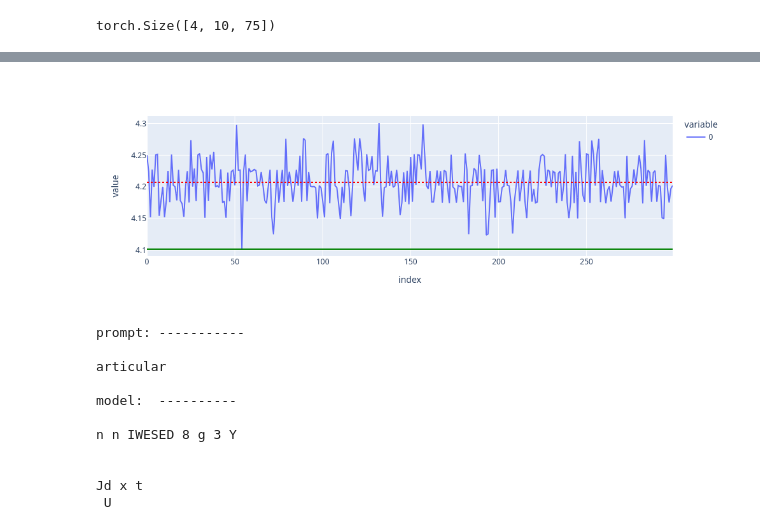
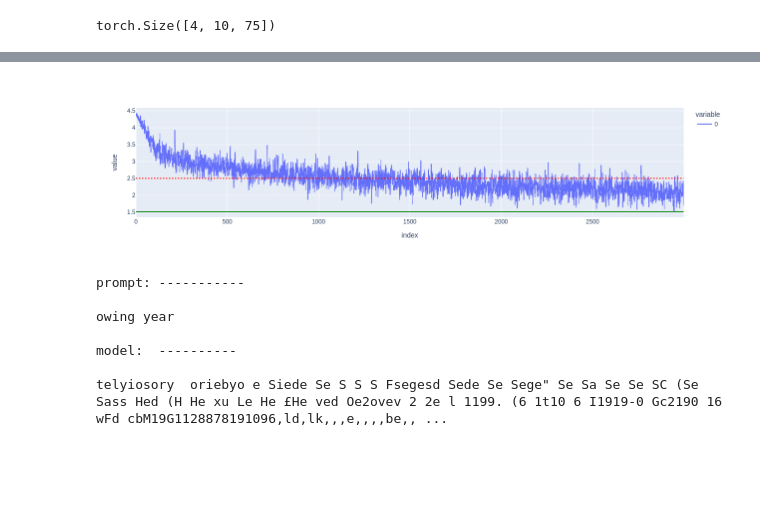
Before and after one commit to 0x1F8F/simple-llm, a Jupyter notebook: train2.ipynb, the cells around one changed output, grey strips where cells are left out. Cells and saved outputs as stored; diff of their text form; code cells hidden in the pictures; blank space fills up the shorter version.

Commit message:
update trainer notebook

```diff
--- a/train2.ipynb
+++ b/train2.ipynb
@@ -72,34 +50,16 @@ class Head(nn.Module):
 # %%
 model_args = ModelArg(
     vocab_size = vocab_size,
-    emb_size = 200,
+    emb_size = 32,
     batch_size= 4,
-    head_size= vocab_size,
-    window_size=10
+    head_size= 75,
+    n_heads = 1,
+    layers = 8,
+    window_size=10,
 )
 
-class Transformer(nn.Module):
-    def __init__(self , arg: ModelArg):
-        super().__init__()
-        self.arg = arg
-        self.embedding = nn.Embedding(arg.vocab_size , arg.emb_size) # -> (batch , token , emb)
-        self.head = Head(arg)
-
-    def forward(self,x : torch.Tensor) -> torch.Tensor:
-        b , t = x.shape
-        logits = self.embedding(x)
-        logits = self.head(logits)
-        logits = nn.functional.softmax(logits, dim=-1)
-        return logits # -> ( batch , token , channels )
-
-    def trainer(self, x , y):
-        logits = self(x)
-        b , t , c = logits.shape
-        loss = nn.functional.cross_entropy(logits.view(b*t,c) , y.view(b*t))
-        return logits , loss
-
 net = Transformer(model_args)
-x,y = get_data(model_args.batch_size, model_args.window_size)
+x,_ = get_data(model_args.batch_size, model_args.window_size)
 logits = net(x)
 logits.shape
 # %% [output]
@@ -107,17 +67,17 @@ torch.Size([4, 10, 75])
 # %%
 "  ---- traning loop ---- "
 net.train()
-epoch = 300
-lr = 1e-3
+epoch = 3000
+lr = model_args.lr
 loss_ = []
-optim = torch.optim.Adam(params=net.parameters(), lr=lr)
+optim = torch.optim.AdamW(params=net.parameters(), lr=lr)
 for i in range(epoch):
     data = get_data(model_args.batch_size,model_args.window_size)
-    [ logits , loss ] = net.trainer(*data)
+    [ _ , loss ] = net.trainer(*data)
     optim.zero_grad()
     loss.backward()
     optim.step()
     loss_.append(loss.item())
 
-ex.line(loss_).add_hline( min(loss_),line_color="green").add_hline( sum(loss_)/epoch,line_dash="dot", line_color="red" )
+ex.line(loss_).add_hline( min(loss_),line_color="green").add_hline(sum(loss_)/epoch,line_dash="dot",line_color="red")
 # %% [output]
@@ -124,25 +85,22 @@ ex.line(loss_).add_hline( min(loss_),line_color="green").add_hline( sum(loss_)/e
-[figure, old version]
+[figure, new version]
 # %%
 " ---- generate text ---- "
 net.eval()
-sequence_length = 30
+sequence_length = 300
 x,_ = get_data(batch_size=1 , window_size=net.arg.window_size,val=True)
 print("prompt: -----------\n","".join(tokenizer.decode(x[0].tolist())),"\nmodel:  ----------\n", sep="\n")
 with torch.no_grad():
     for _ in range(sequence_length):
         logits = net(x[:,-net.arg.window_size:])
+        logits = nn.functional.softmax( logits , dim = -1)
         predict = torch.multinomial(logits[:,-1,:],num_samples = 1)
         x = torch.concat((x,predict) , -1)
         print(tokenizer.decode(predict[0].tolist())[0], end="" , flush=True)
 # %% [output]
 prompt: -----------
 
-articular
+owing year
 
 model:  ----------
 
-n n IWESED 8 g 3 Y
-
-
-Jd x t
- U
+telyiosory  oriebyo e Siede Se S S S Fsegesd Sede Se Sege" Se Sa Se Se SC (Se Sass Hed (H He xu Le He £He ved Oe2ovev 2 2e l 1199. (6 1t10 6 I1919-0 Gc2190 16 wFd cbM19G1128878191096,ld,lk,,,e,,,,be,, ...
```
Also changed, not shown: parts of 8 cells of this notebook, 2 other files.
